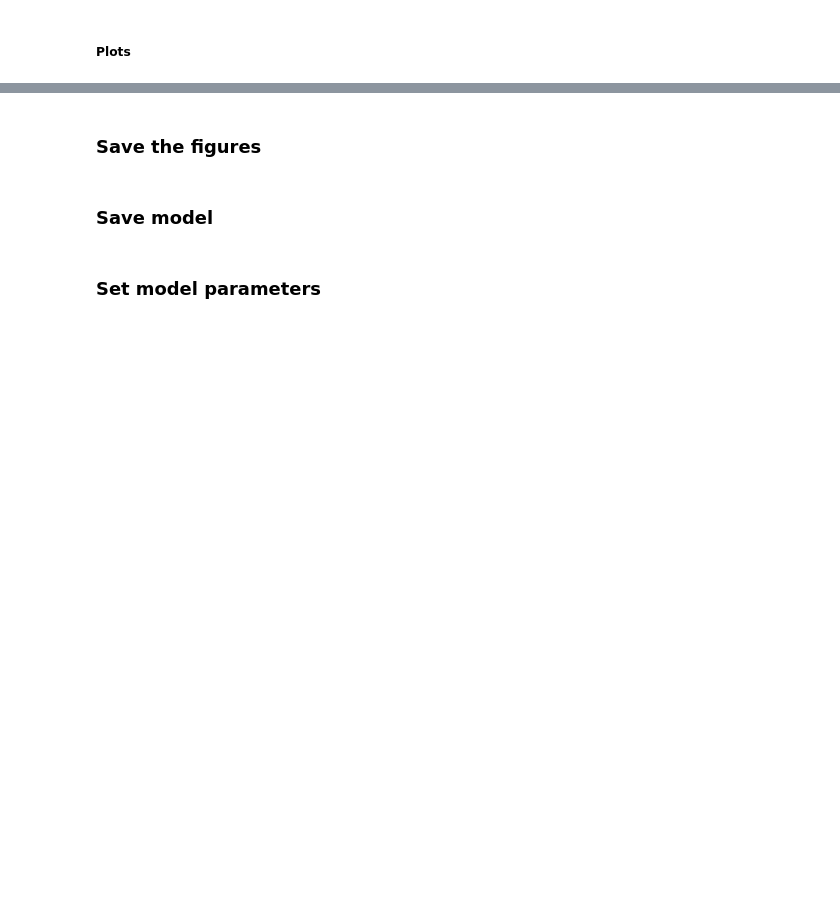
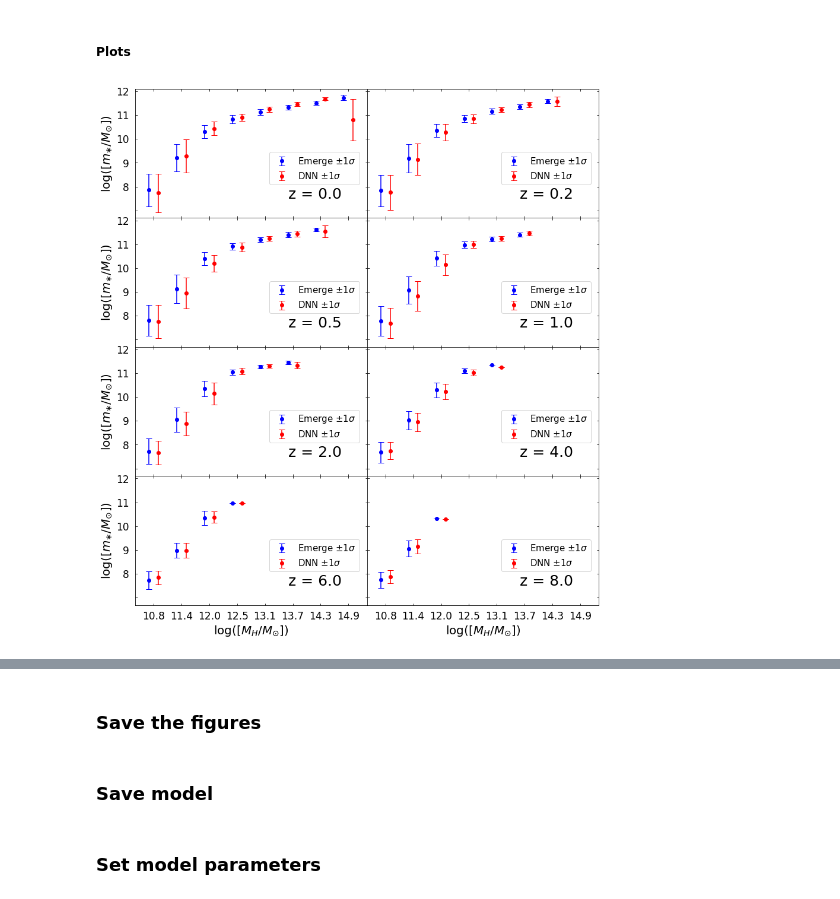
Before and after one commit to magnus-lindstrom/masters-project-galaxy-formation, a Jupyter notebook: code/backpropagation_code/bp_general_purpose_notebook.ipynb, the cells around one changed output, grey strips where cells are left out. Saved outputs shown, nothing was run; the diff lists cells and outputs as text; code cells hidden in the pictures; blank space fills up the shorter version.

```diff
--- a/code/backpropagation_code/bp_general_purpose_notebook.ipynb
+++ b/code/backpropagation_code/bp_general_purpose_notebook.ipynb
@@ -91,7 +96,9 @@ print(bin_numbers)
 # %%
-model_name = '6x6_all-points_redshifts00-01-02-05-10-20-30-40-60-80_train-test-val080-010-010_tanh_Halo_mass_peak-Scale_peak_mass-Halo_growth_rate-Halo_radius-Redshift_to_Stellar_mass-SFR_test_score4.85e-07'
+model_name = '6x6_all-points_redshifts00-01-02-05-10-20-30-40-60-80_train-test-val080-010-010_tanh_Halo_mass_peak-Scale_peak_mass-Halo_growth_rate-Halo_radius-Redshift_to_Stellar_mass-SFR_test_score4.37e-07'
 model = load_model(bp_network_dir + model_name + '/model.h5')
 training_data_dict = pickle.load(open(bp_network_dir + model_name + '/training_data_dict.p', 'rb'))
+training_data_dict = make_all_data_train(training_data_dict)
+training_data_dict = add_obs_data(training_data_dict, {'stellar_mass_bin_width': 0.2}, real_obs=True)
 # data_keys = pickle.load(open(bp_network_dir + model_name + '/data_keys.p', 'rb'))
 
 position = pickle.load(open(bp_network_dir + model_name + '/best_position.p', 'rb'))
@@ -105,7 +114,7 @@ training_data_dict = make_all_data_train(training_data_dict)
 # %% [markdown]
 ### Get the standard plots
 # %%
-mode = 'train' # 'train', 'val, 'test'
+mode = 'test' # 'train', 'val, 'test'
 # %%
 norm_scores = model.evaluate(x=training_data_dict['input_{}_dict'.format(mode)], y=training_data_dict['output_{}_dict'.format(mode)],
                                                sample_weight=training_data_dict['{}_weights'.format(mode)], verbose=1)
@@ -121,6 +134,8 @@ fig1 = get_pred_vs_real_scatterplot(model, training_data_dict, 'SFR', data_type=
 # %%
 # Need to carry the halo masses in order to be able to plot this one. Redo the training of a 6x6 network
 fig2 = get_real_vs_pred_boxplot(model, training_data_dict, predicted_feat = 'Stellar_mass',
-                                binning_feat = 'Halo_mass', data_type=mode,
-                                predicted_points = predicted_points)
+                                binning_feat = 'Halo_mass', data_type=mode, redshifts=[0,.2,.5,1,2,4,6,8], n_columns=2,
+                                predicted_points = predicted_points, ticksize=17)
+# %% [output]
+[figure, added]
 # %%
```
Also changed, not shown: parts of 23 cells of this notebook, 9 other files.
